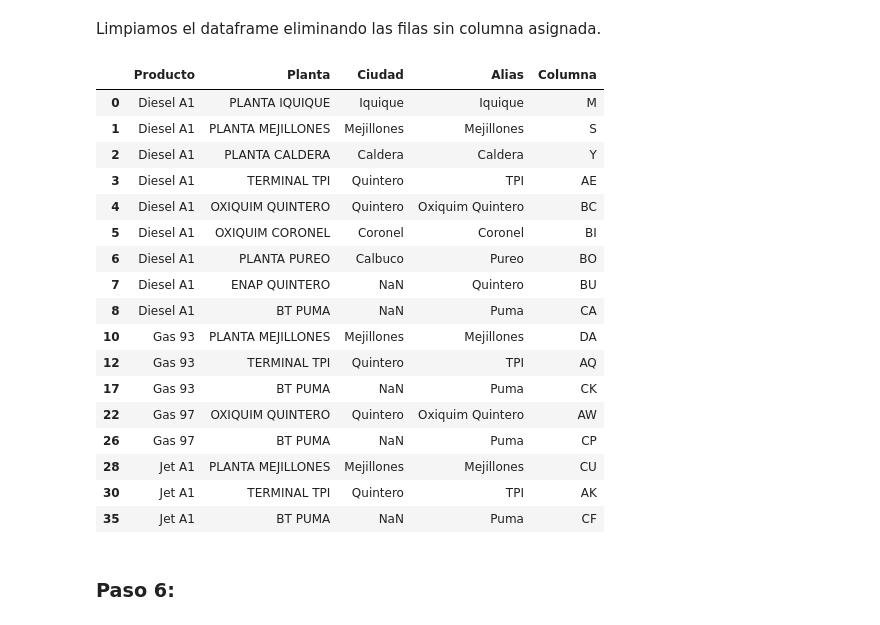
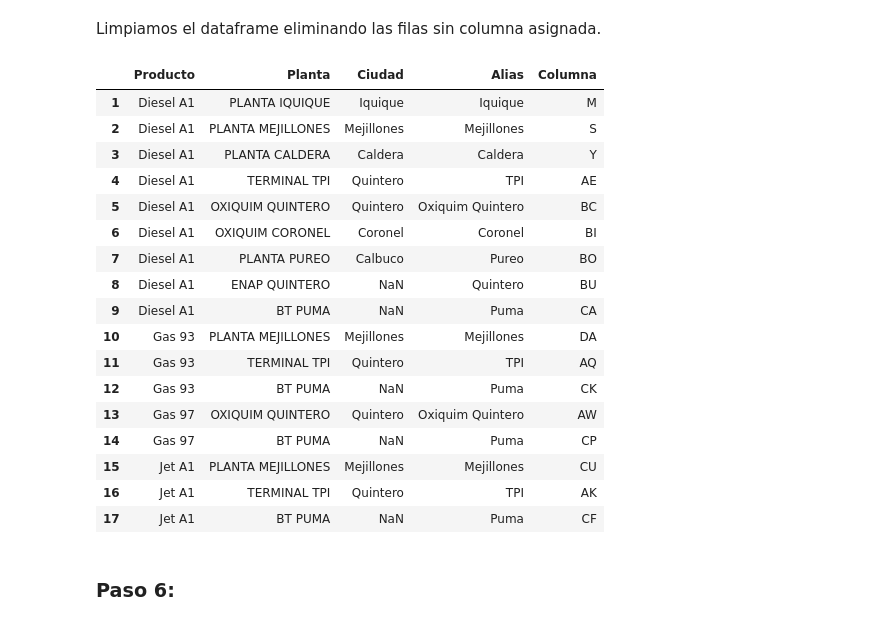
Before and after one commit to jjaubele/Automatizacion-Programacion-BD, a Jupyter notebook: CompletarBD.ipynb, the cells around one changed output. Cells and saved outputs as stored; diff of their text form; code cells hidden in the pictures.

```diff
--- a/CompletarBD.ipynb
+++ b/CompletarBD.ipynb
@@ -146,26 +148,27 @@ df_productos_plantas["Columna"] = ["M", "S", "Y", "AE", "BC", "BI", "BO", "BU",
 Limpiamos el dataframe eliminando las filas sin columna asignada.
 # %%
 df_productos_plantas.dropna(subset=["Columna"], inplace=True)
+df_productos_plantas.index = range(1, len(df_productos_plantas) + 1)
 df_productos_plantas
 # %% [output]
 |  | Producto | Planta | Ciudad | Alias | Columna |
-| 0 | Diesel A1 | PLANTA IQUIQUE | Iquique | Iquique | M |
-| 1 | Diesel A1 | PLANTA MEJILLONES | Mejillones | Mejillones | S |
-| 2 | Diesel A1 | PLANTA CALDERA | Caldera | Caldera | Y |
-| 3 | Diesel A1 | TERMINAL TPI | Quintero | TPI | AE |
-| 4 | Diesel A1 | OXIQUIM QUINTERO | Quintero | Oxiquim Quintero | BC |
-| 5 | Diesel A1 | OXIQUIM CORONEL | Coronel | Coronel | BI |
-| 6 | Diesel A1 | PLANTA PUREO | Calbuco | Pureo | BO |
-| 7 | Diesel A1 | ENAP QUINTERO | NaN | Quintero | BU |
-| 8 | Diesel A1 | BT PUMA | NaN | Puma | CA |
+| 1 | Diesel A1 | PLANTA IQUIQUE | Iquique | Iquique | M |
+| 2 | Diesel A1 | PLANTA MEJILLONES | Mejillones | Mejillones | S |
+| 3 | Diesel A1 | PLANTA CALDERA | Caldera | Caldera | Y |
+| 4 | Diesel A1 | TERMINAL TPI | Quintero | TPI | AE |
+| 5 | Diesel A1 | OXIQUIM QUINTERO | Quintero | Oxiquim Quintero | BC |
+| 6 | Diesel A1 | OXIQUIM CORONEL | Coronel | Coronel | BI |
+| 7 | Diesel A1 | PLANTA PUREO | Calbuco | Pureo | BO |
+| 8 | Diesel A1 | ENAP QUINTERO | NaN | Quintero | BU |
+| 9 | Diesel A1 | BT PUMA | NaN | Puma | CA |
 | 10 | Gas 93 | PLANTA MEJILLONES | Mejillones | Mejillones | DA |
-| 12 | Gas 93 | TERMINAL TPI | Quintero | TPI | AQ |
-| 17 | Gas 93 | BT PUMA | NaN | Puma | CK |
-| 22 | Gas 97 | OXIQUIM QUINTERO | Quintero | Oxiquim Quintero | AW |
-| 26 | Gas 97 | BT PUMA | NaN | Puma | CP |
-| 28 | Jet A1 | PLANTA MEJILLONES | Mejillones | Mejillones | CU |
-| 30 | Jet A1 | TERMINAL TPI | Quintero | TPI | AK |
-| 35 | Jet A1 | BT PUMA | NaN | Puma | CF |
+| 11 | Gas 93 | TERMINAL TPI | Quintero | TPI | AQ |
+| 12 | Gas 93 | BT PUMA | NaN | Puma | CK |
+| 13 | Gas 97 | OXIQUIM QUINTERO | Quintero | Oxiquim Quintero | AW |
+| 14 | Gas 97 | BT PUMA | NaN | Puma | CP |
+| 15 | Jet A1 | PLANTA MEJILLONES | Mejillones | Mejillones | CU |
+| 16 | Jet A1 | TERMINAL TPI | Quintero | TPI | AK |
+| 17 | Jet A1 | BT PUMA | NaN | Puma | CF |
 # %% [markdown]
 ### Paso 6:
 # %% [markdown]
```
Also changed, not shown: parts of 8 cells of this notebook, 1 other file.
